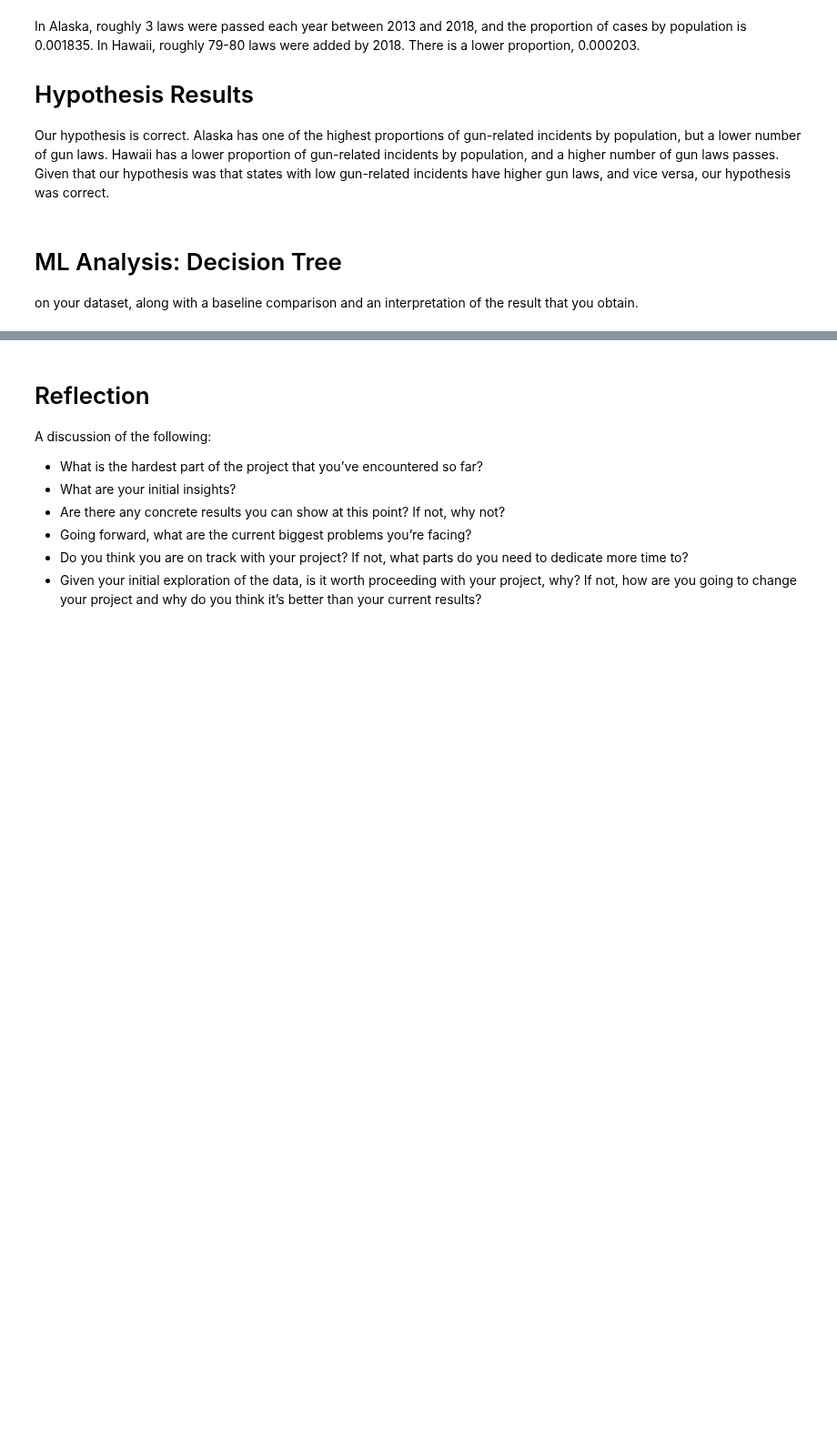
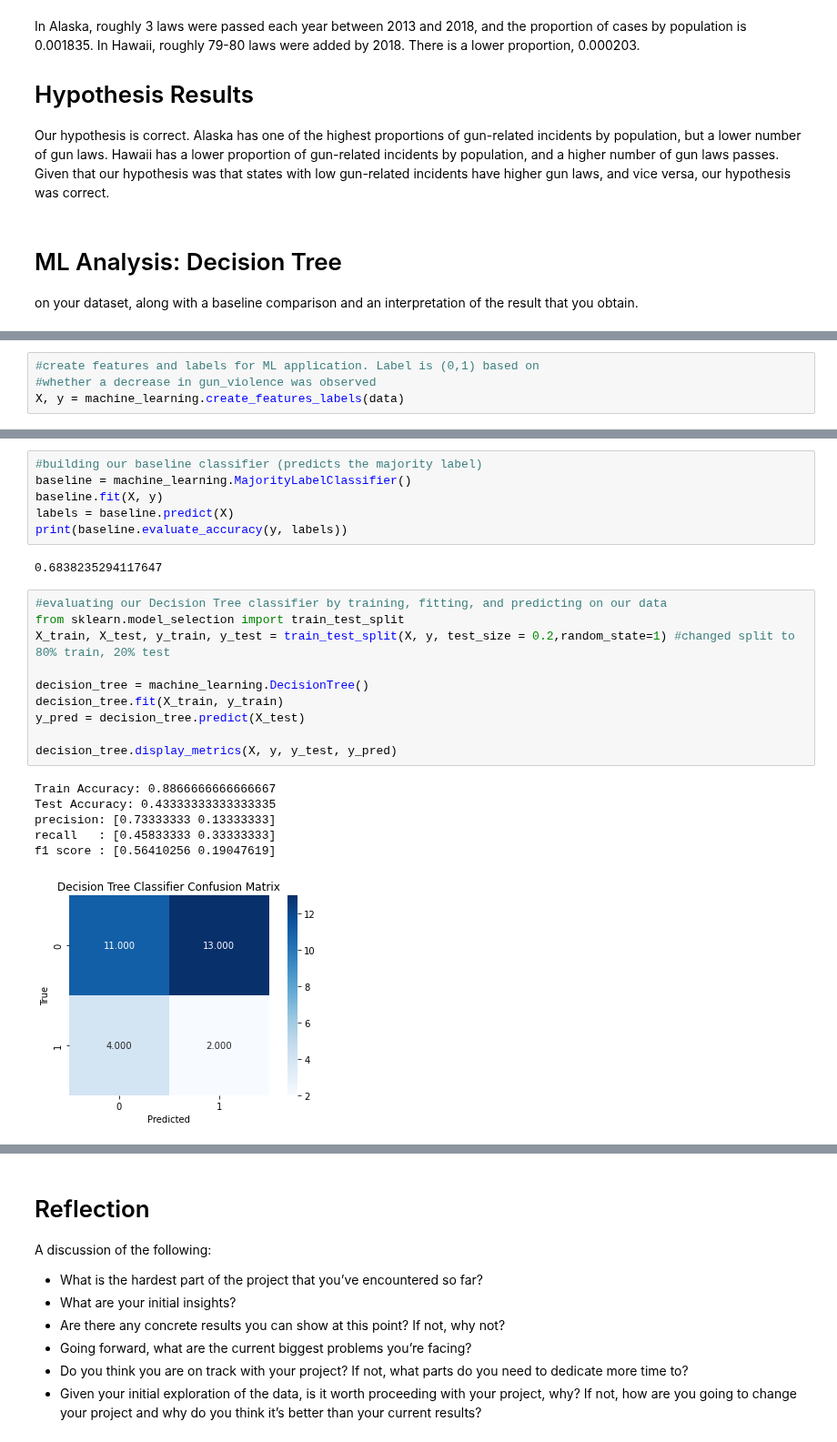
Before and after one commit to uic-cs418/cs418-spring22-purple, a Jupyter notebook: progress_report.ipynb, the cells around one changed output, grey strips where cells are left out. Shown at 91% size. Drawn from its saved outputs; the diff is of its cells as text; blank space fills up the shorter version.

```diff
--- a/progress_report.ipynb
+++ b/progress_report.ipynb
@@ -124,3 +129,7 @@ data.head(5)
 | 3 | Alaska | 2015 | 0.000209 | False | 1 | 0 | 0 | ... |
 | 4 | Alaska | 2016 | 0.000258 | False | 1 | 0 | 0 | ... |
 5 rows × 139 columns
+# %%
+#create features and labels for ML application. Label is (0,1) based on
+#whether a decrease in gun_violence was observed
+X, y = machine_learning.create_features_labels(data)
@@ -126,0 +153,25 @@ data.head(5)
+# %%
+#building our baseline classifier (predicts the majority label)
+baseline = machine_learning.MajorityLabelClassifier()
+baseline.fit(X, y)
+labels = baseline.predict(X)
+print(baseline.evaluate_accuracy(y, labels))
+# %% [output]
+0.6838235294117647
+# %%
+#evaluating our Decision Tree classifier by training, fitting, and predicting on our data
+from sklearn.model_selection import train_test_split
+X_train, X_test, y_train, y_test = train_test_split(X, y, test_size = 0.2,random_state=1) #changed split to 80% train, 20% test
+
+decision_tree = machine_learning.DecisionTree()
+decision_tree.fit(X_train, y_train)
+y_pred = decision_tree.predict(X_test)
+
+decision_tree.display_metrics(X, y, y_test, y_pred)
+# %% [output]
+Train Accuracy: 0.8866666666666667
+Test Accuracy: 0.43333333333333335
+precision: [0.73333333 0.13333333]
+recall   : [0.45833333 0.33333333]
+f1 score : [0.56410256 0.19047619]
+[figure, added]
```
Also changed, not shown: parts of 7 cells of this notebook, 1 other file.
